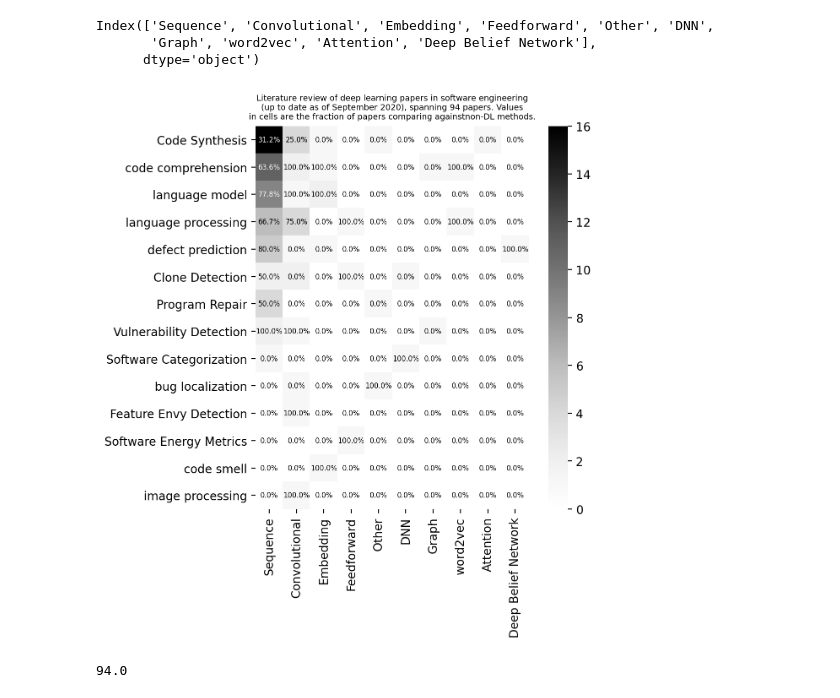
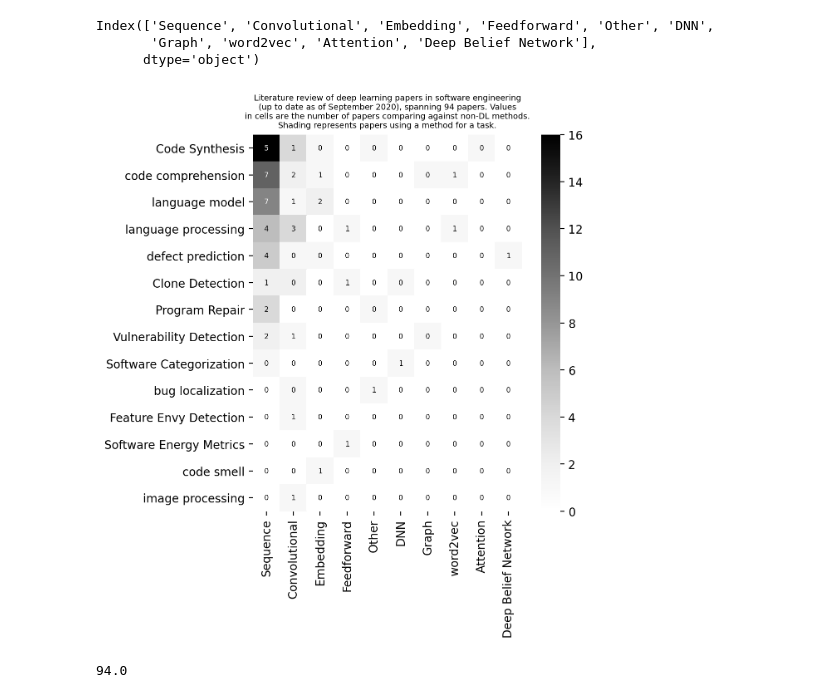
Before and after one commit to yrahul3910/dl4se, a Jupyter notebook: lit-review/Heatmap of SE tasks vs DL architecture types.ipynb, the cells around one changed output. Saved outputs shown, nothing was run; the diff lists cells and outputs as text; code cells hidden in the pictures.

Commit message:
Updated heatmaps

```diff
--- a/lit-review/Heatmap of SE tasks vs DL architecture types.ipynb
+++ b/lit-review/Heatmap of SE tasks vs DL architecture types.ipynb
@@ -168,22 +168,22 @@ Index(['Sequence', 'Convolutional', 'Embedding', 'Feedforward', 'Other', 'DNN',
 # %%
 _, ax = plt.subplots(figsize=(6, 6), dpi=200)
 sns.heatmap(plot_data, square=True, ax=ax, cmap='Greys');
 _.savefig("./heatmap-nondl.jpg", bbox_inches='tight', pad_inches=.2)
 
 for y in range(plot_data.shape[0]):
     for x in range(plot_data.shape[1]):
         m = len(df[(df['Compare to non-DL?'] == 'Yes') & (df['SE task'] == plot_data.index[y]) & (df['Method'] == plot_data.columns[x])])
         n = len(df[(df['SE task'] == plot_data.index[y]) & (df['Method'] == plot_data.columns[x])])
-        plt.text(x + 0.5, y + 0.5, '{0:.1f}%'.format(m * 100 / n if n != 0 else 0),
+        plt.text(x + 0.5, y + 0.5, '{0}'.format(m),
                  horizontalalignment='center',
                  verticalalignment='center',
                  c=('white' if (y == 0 and x < 1 or x == 0 and y < 3) else 'black'),
                  fontdict={'size': 6}
                  )
 
-plt.title('Literature review of deep learning papers in software engineering\n(up to date as of September 2020), spanning 94 papers. Values\nin cells are the fraction of papers comparing againstnon-DL methods.', fontdict={'size': 7});
+plt.title('Literature review of deep learning papers in software engineering\n(up to date as of September 2020), spanning 94 papers. Values\nin cells are the number of papers comparing against non-DL methods.\nShading represents papers using a method for a task.', fontdict={'size': 7});
 # %% [output]
-[figure, old version]
+[figure, new version]
 # %%
 plot_data.sum().sum()
 # %% [output]
```
Also changed, not shown: parts of 3 cells of this notebook, 5 other files.
